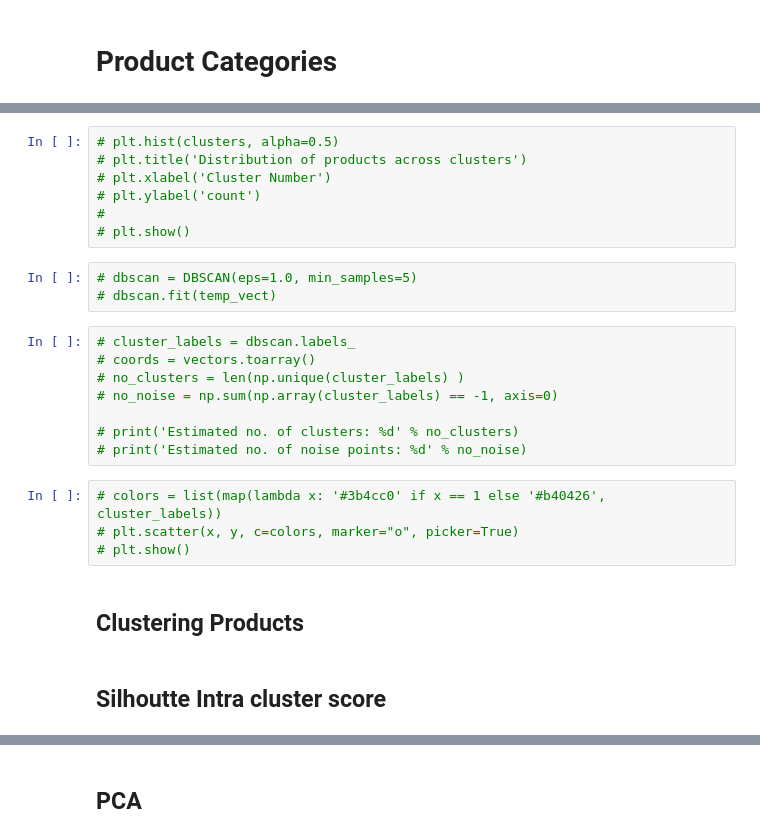
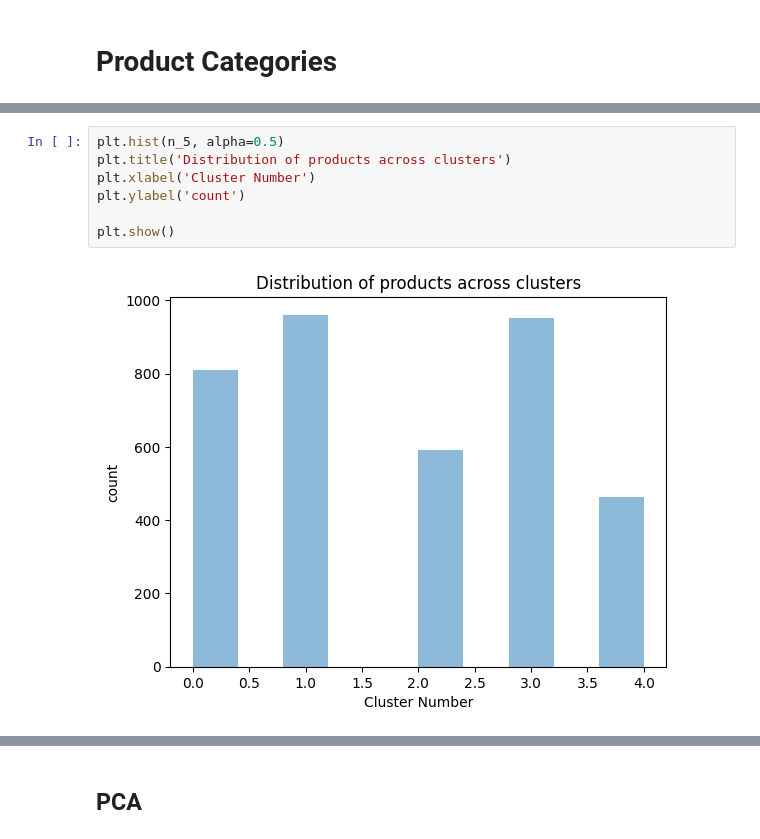
Before and after one commit to shubhjadhav/Customer-Segmentation, a Jupyter notebook: Code/customer-segmentation.ipynb, the cells around one changed output, grey strips where cells are left out. Cells and saved outputs as stored; diff of their text form.

Commit message:
Categorizing Products through clustering

```diff
--- a/Code/customer-segmentation.ipynb
+++ b/Code/customer-segmentation.ipynb
@@ -594,26 +490,9 @@ for n_clusters in range(3,11):
 # %%
-# plt.hist(clusters, alpha=0.5)
-# plt.title('Distribution of products across clusters')
-# plt.xlabel('Cluster Number')
-# plt.ylabel('count')
-#
-# plt.show()
+plt.hist(n_5, alpha=0.5)
+plt.title('Distribution of products across clusters')
+plt.xlabel('Cluster Number')
+plt.ylabel('count')
+
+plt.show()
+# %% [output]
+[figure, added]
-# %%
-# dbscan = DBSCAN(eps=1.0, min_samples=5)
-# dbscan.fit(temp_vect)
-# %%
-# cluster_labels = dbscan.labels_
-# coords = vectors.toarray()
-# no_clusters = len(np.unique(cluster_labels) )
-# no_noise = np.sum(np.array(cluster_labels) == -1, axis=0)
-
-# print('Estimated no. of clusters: %d' % no_clusters)
-# print('Estimated no. of noise points: %d' % no_noise)
-# %%
-# colors = list(map(lambda x: '#3b4cc0' if x == 1 else '#b40426', cluster_labels))
-# plt.scatter(x, y, c=colors, marker="o", picker=True)
-# plt.show()
-# %% [markdown]
-## Clustering Products
-# %% [markdown]
-## Silhoutte Intra cluster score
```
Also changed, not shown: parts of 22 cells of this notebook, 1 other file.
